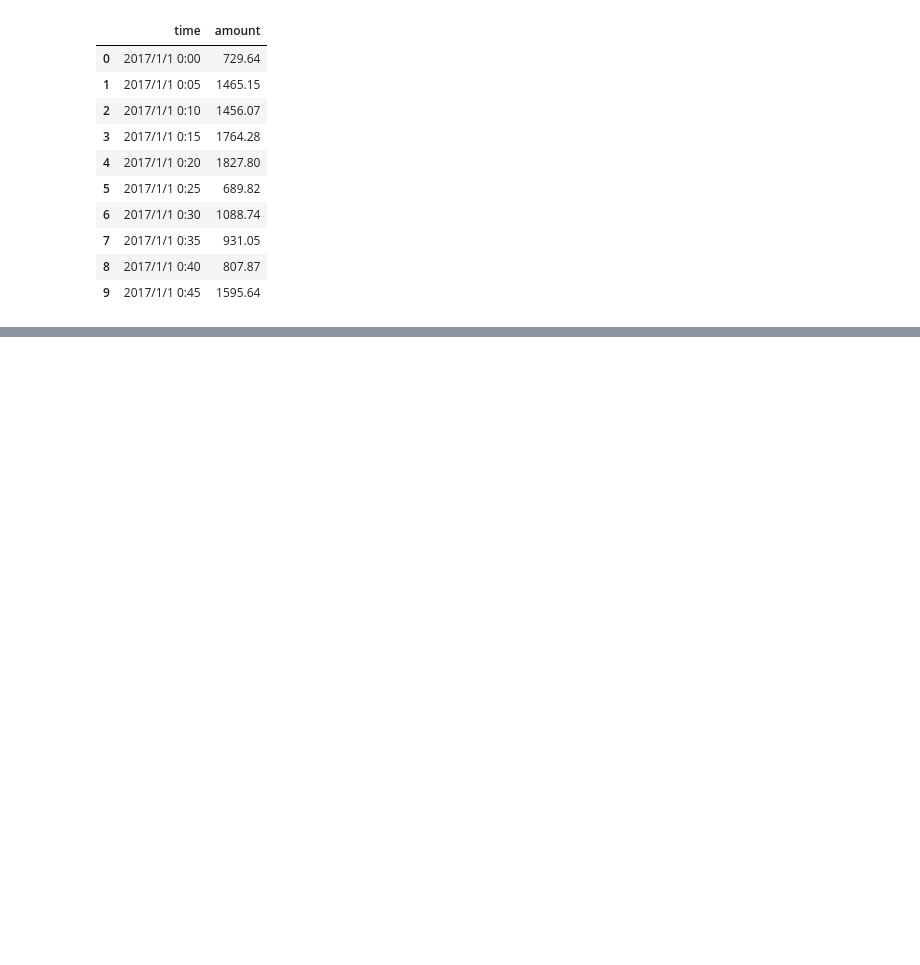
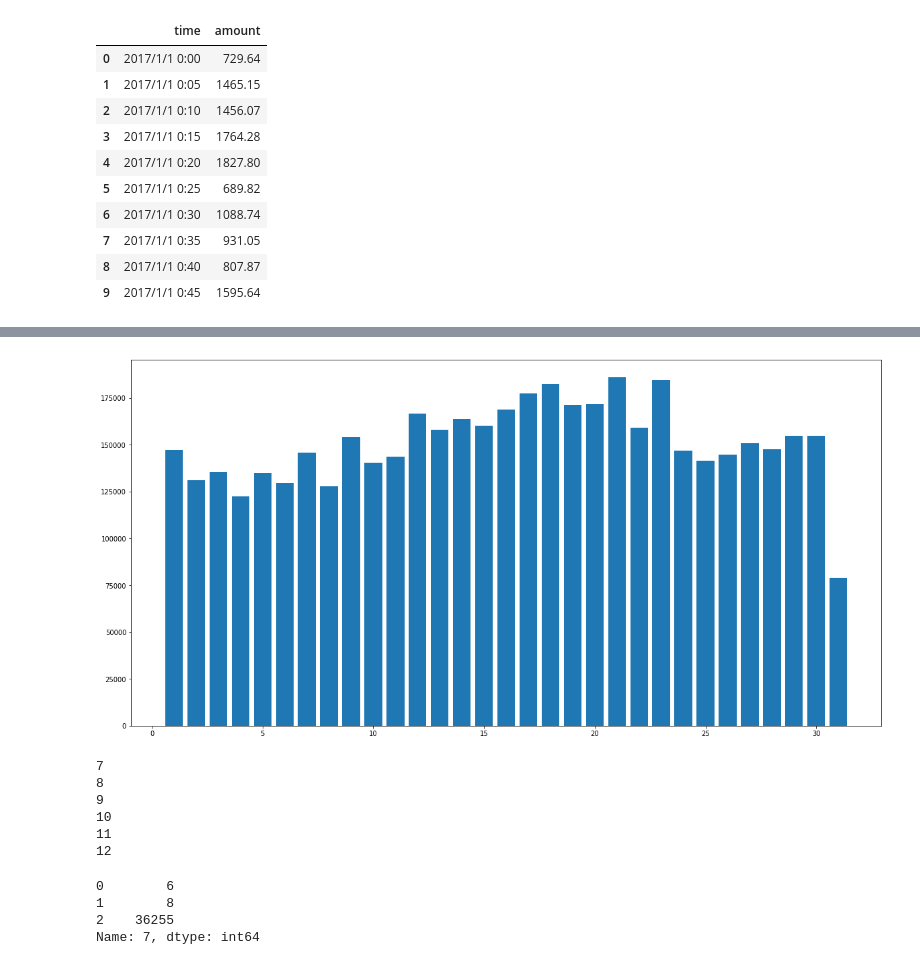
Before and after one commit to ericwannn/cash-flow-prediction, a Jupyter notebook: EDA.ipynb, the cells around one changed output, grey strips where cells are left out. Cells and saved outputs as stored; diff of their text form; code cells hidden in the pictures; blank space fills up the shorter version.

```diff
--- a/EDA.ipynb
+++ b/EDA.ipynb
@@ -44,0 +96,4 @@ with open('data2.csv', 'w+') as f:
+# %%
+month_data = []
+for offset in range(0, len(idf), 30):
+    month_data.append(idf.iloc[offset: offset + 30]['sum'].mean())
@@ -44,0 +110,36 @@ with open('data2.csv', 'w+') as f:
+# %%
+starty, startm, startd = 2017, 1, 1
+day_info = []
+day_data = []
+all_data = []
+for index, row in df.iterrows():
+    y, m, d = map(int, parse_date(row['time']))
+    if (y, m, d) == (starty, startm, startd):
+        day_data.append(row['amount'])
+    else:
+        day_name = get_day(starty, startm, startd)
+        day_info.append(day_name)
+        day_info.append(np.round(np.sum(day_data)))
+        all_data.append(day_info)
+        day_info = []
+        day_data = []
+        day_data.append(row['amount'])
+        starty, startm, startd = y, m, d
+# %%
+from collections import defaultdict
+def get_average_by_date(df):
+    month_data = defaultdict(list)
+    for index, row in df.iterrows():
+        _, _, d = map(int, parse_date(row['time']))
+        month_data[d].append(row['amount'])
+    return month_data
+# %%
+md = get_average_by_date(df)
+# %%
+iy = [np.sum(md[i])/7 for i in range(1, 32)]
+ix = [i for i in range(1, 32)]
+plt.figure(figsize=(20, 10))
+plt.bar(ix, iy)
+plt.show()
+# %% [output]
+[figure, added]
@@ -44,0 +157,21 @@ with open('data2.csv', 'w+') as f:
+# %%
+i = 0
+for index, row in data.iterrows():
+    print(index)
+    i += 1
+    if i > 5:
+        break
+# %% [output]
+7
+8
+9
+10
+11
+12
+# %%
+data.iloc[0]
+# %% [output]
+0        6
+1        8
+2    36255
+Name: 7, dtype: int64
```
Also changed, not shown: parts of 13 cells of this notebook, 8 other files.
